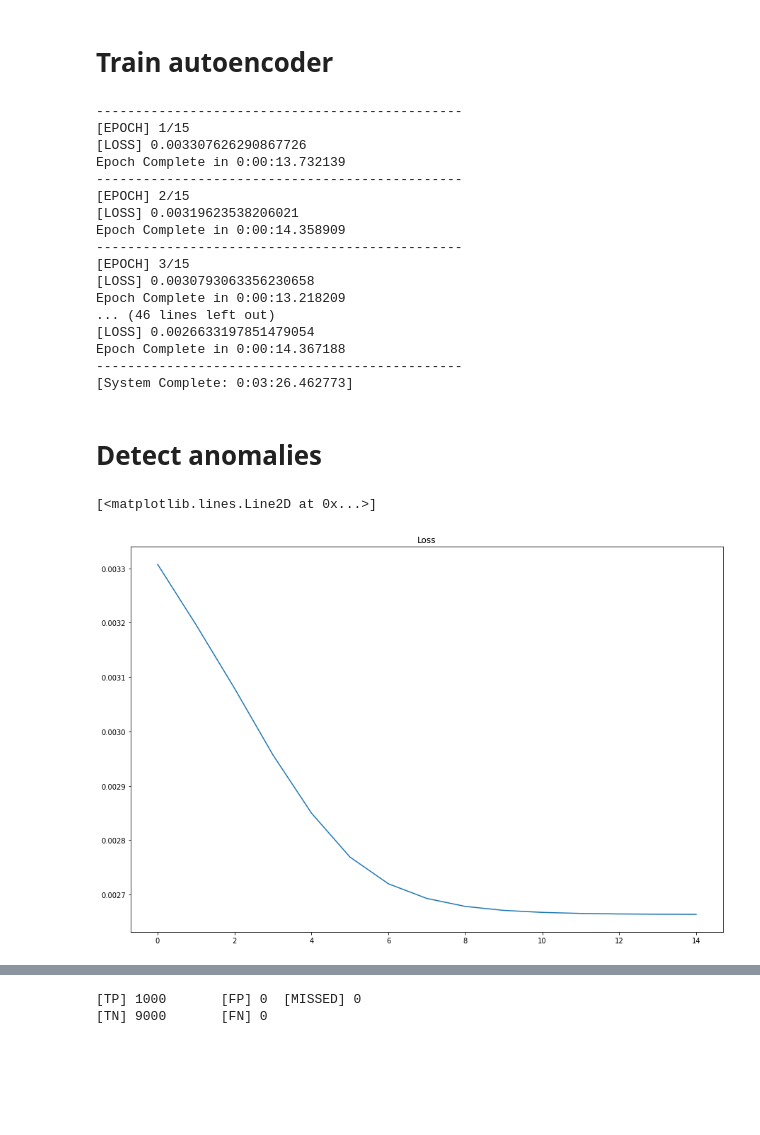
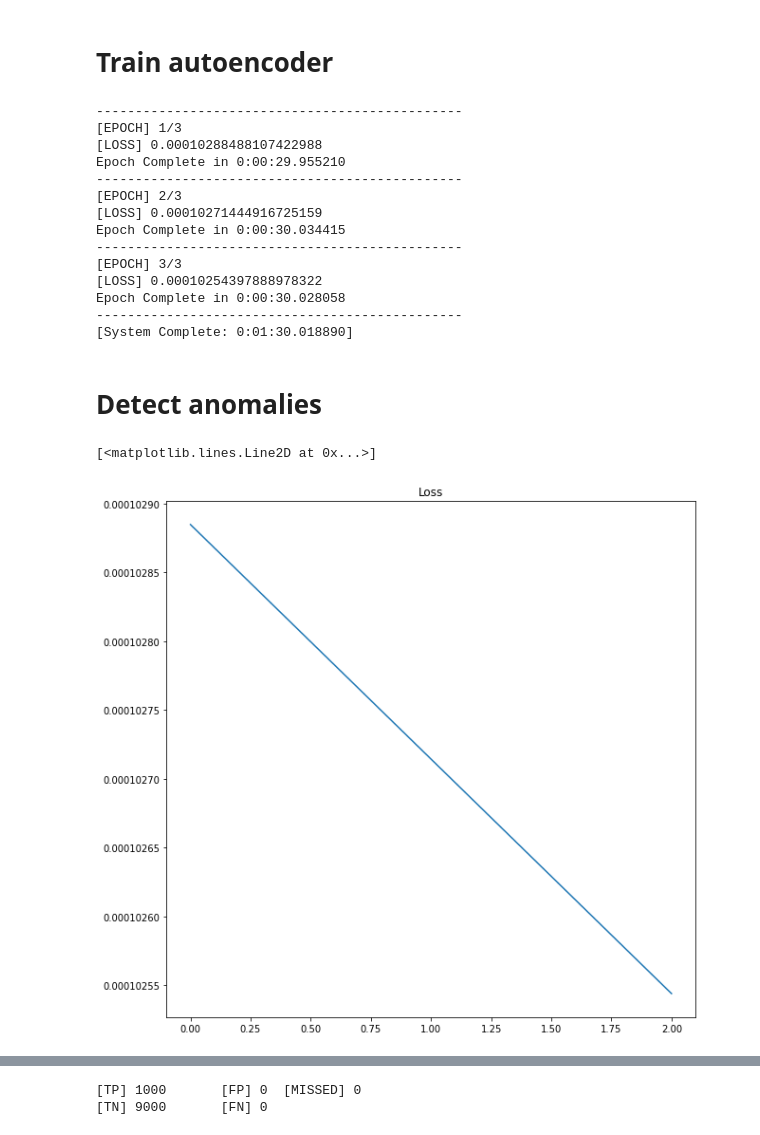
Before and after one commit to Dylan-Wyl10/11-785-20F-project, a Jupyter notebook: Baseline/MLP/Baseline_mlp.ipynb, the cells around one changed output, grey strips where cells are left out. Cells and saved outputs as stored; diff of their text form; code cells hidden in the pictures; blank space fills up the shorter version.

```diff
--- a/Baseline/MLP/Baseline_mlp.ipynb
+++ b/Baseline/MLP/Baseline_mlp.ipynb
@@ -98,18 +107,18 @@ class Train_Loader(Loader):
                        index_col=False
                        )
 # %%
-batch_size = 32
+batch_size = 1024
 lr = 1e-2         # learning rate
 w_d = 1e-5        # weight decay
 momentum = 0.9
-epochs = 15
+epochs = 3
 
 train_set = Train_Loader()
 train_ = torch.utils.data.DataLoader(
             train_set,
             batch_size=batch_size,
             shuffle=True,
-            num_workers=20,
+            num_workers=2,
             pin_memory=True,
             drop_last=True
         )
@@ -144,32 +153,29 @@ print('-----------------------------------------------')
 print('[System Complete: {}]'.format(timedelta(seconds=end-start)))
 # %% [output]
 -----------------------------------------------
-[EPOCH] 1/15
-[LOSS] 0.003307626290867726
-Epoch Complete in 0:00:13.732139
+[EPOCH] 1/3
+[LOSS] 0.00010288488107422988
+Epoch Complete in 0:00:29.955210
 -----------------------------------------------
-[EPOCH] 2/15
-[LOSS] 0.00319623538206021
-Epoch Complete in 0:00:14.358909
+[EPOCH] 2/3
+[LOSS] 0.00010271444916725159
+Epoch Complete in 0:00:30.034415
 -----------------------------------------------
-[EPOCH] 3/15
-[LOSS] 0.0030793063356230658
-Epoch Complete in 0:00:13.218209
-... (46 lines left out)
-[LOSS] 0.0026633197851479054
-Epoch Complete in 0:00:14.367188
+[EPOCH] 3/3
+[LOSS] 0.00010254397888978322
+Epoch Complete in 0:00:30.028058
 -----------------------------------------------
-[System Complete: 0:03:26.462773]
+[System Complete: 0:01:30.018890]
 # %% [markdown]
 # Detect anomalies
 # %%
 # train loss
-_, ax = plt.subplots(1,1,figsize=(15,10))
+_, ax = plt.subplots(1,1,figsize=(10,10))
 ax.set_title('Loss')
 ax.plot(metrics['train_loss'])
 # %% [output]
 [<matplotlib.lines.Line2D at 0x...>]
-[figure, old version]
+[figure, new version]
 # %%
 # Get threshold
 model.eval()
```
Also changed, not shown: parts of 6 cells of this notebook, 1 other file.
